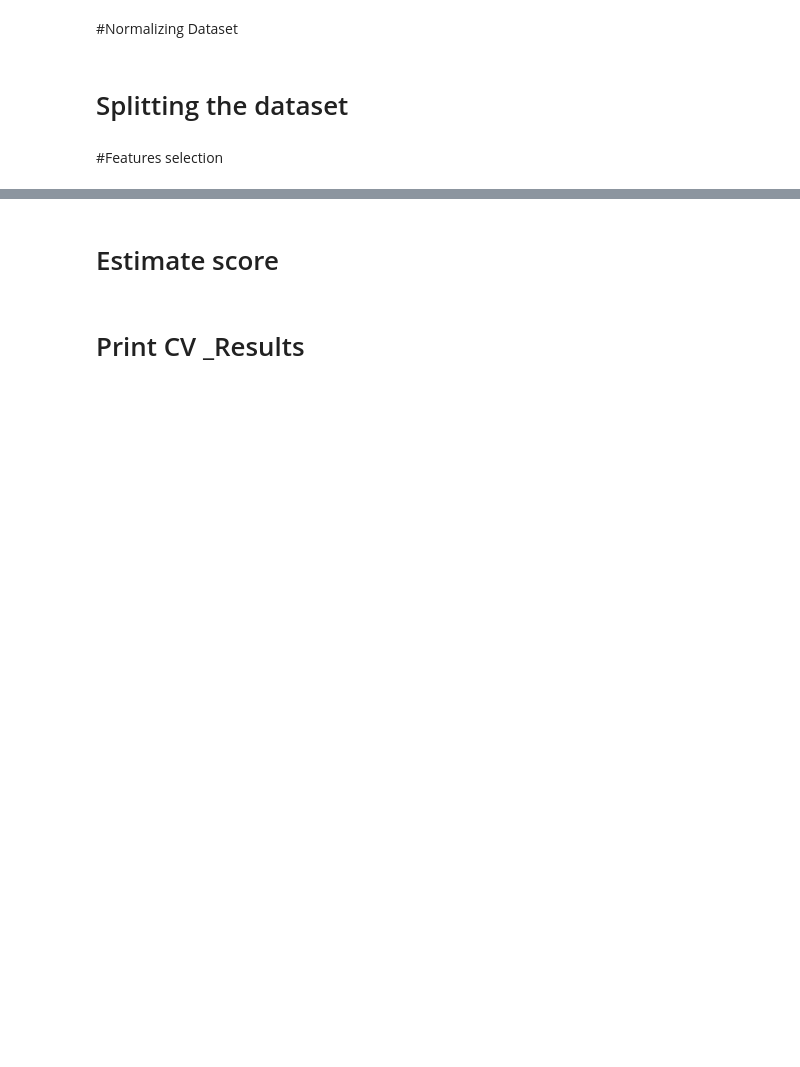
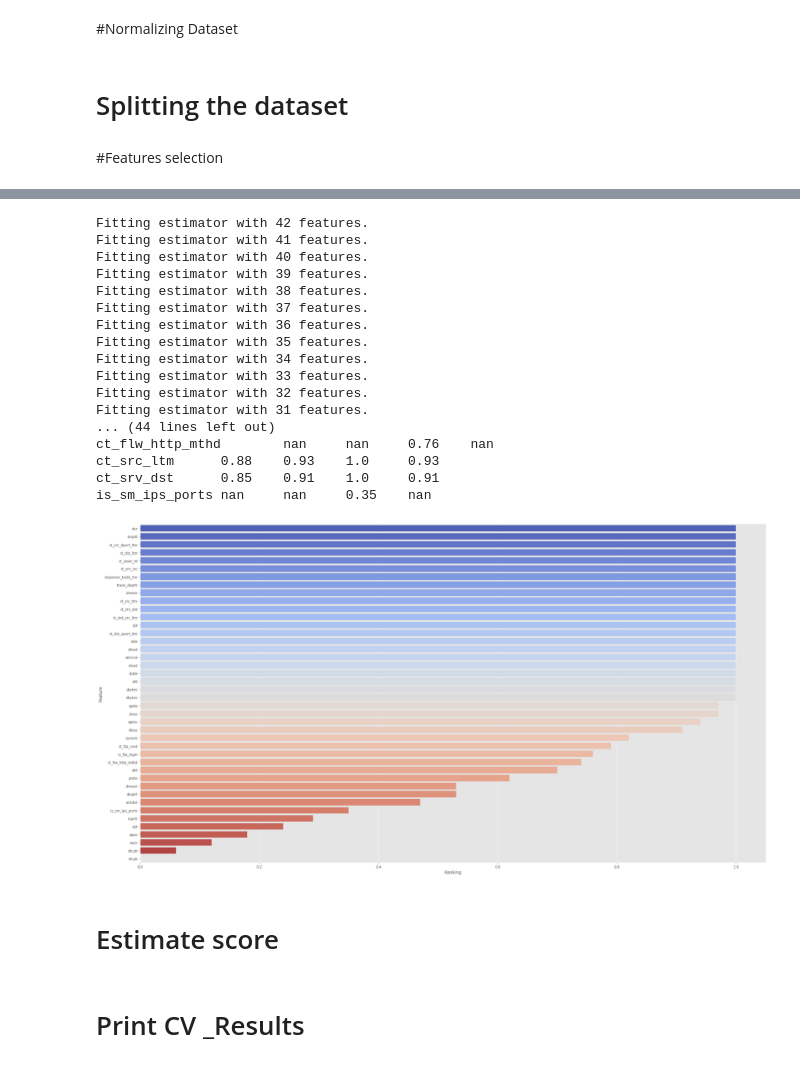
Before and after one commit to abdelkadergelany/Intrusion-Detection-in-IoT-Based-Network, a Jupyter notebook: Final_result/Protocol_AnalyZer_Completed.ipynb, the cells around one changed output, grey strips where cells are left out. Saved outputs shown, nothing was run; the diff lists cells and outputs as text; code cells hidden in the pictures; blank space fills up the shorter version.

```diff
--- a/Final_result/Protocol_AnalyZer_Completed.ipynb
+++ b/Final_result/Protocol_AnalyZer_Completed.ipynb
@@ -359,0 +399,21 @@ pandas.core.frame.DataFrame
+# %%
+def get_feature_ranking_RFE():
+    estimator = DecisionTreeClassifier()
+    selector = RFE(estimator, n_features_to_select=25, step=1, verbose =3)
+    selector.fit(udp_X_train, udp_y_train)
+    ranks['RFE'] = ranking(list(map(float, selector.ranking_)), colnames, order=-1)
+    # Create empty dictionary to store the mean value calculated from all the scores
+    r = {}
+    for name in colnames:
+        r[name] = round(np.mean([ranks[method][name]
+                             for method in ranks.keys()]), 2)
+
+    methods = sorted(ranks.keys())
+    ranks["Mean"] = r
+    methods.append("Mean")
+
+    print("\t%s" % "\t".join(methods))
+    for name in colnames:
+        print("%s\t%s" % (name, "\t".join(map(str,
+                             [ranks[method][name] for method in methods]))))
+    print_ranking(r)
@@ -360,3 +441,24 @@ pandas.core.frame.DataFrame
+# %%
+get_feature_ranking_RFE()
+# %% [output]
+Fitting estimator with 42 features.
+Fitting estimator with 41 features.
+Fitting estimator with 40 features.
+Fitting estimator with 39 features.
+Fitting estimator with 38 features.
+Fitting estimator with 37 features.
+Fitting estimator with 36 features.
+Fitting estimator with 35 features.
+Fitting estimator with 34 features.
+Fitting estimator with 33 features.
+Fitting estimator with 32 features.
+Fitting estimator with 31 features.
+... (44 lines left out)
+ct_flw_http_mthd        nan     nan     0.76    nan
+ct_src_ltm      0.88    0.93    1.0     0.93
+ct_srv_dst      0.85    0.91    1.0     0.91
+is_sm_ips_ports nan     nan     0.35    nan
+[figure, added]
 # %% [markdown]
 <h1>Estimate score </h1>
 # %%
```
Also changed, not shown: parts of 11 cells of this notebook.
